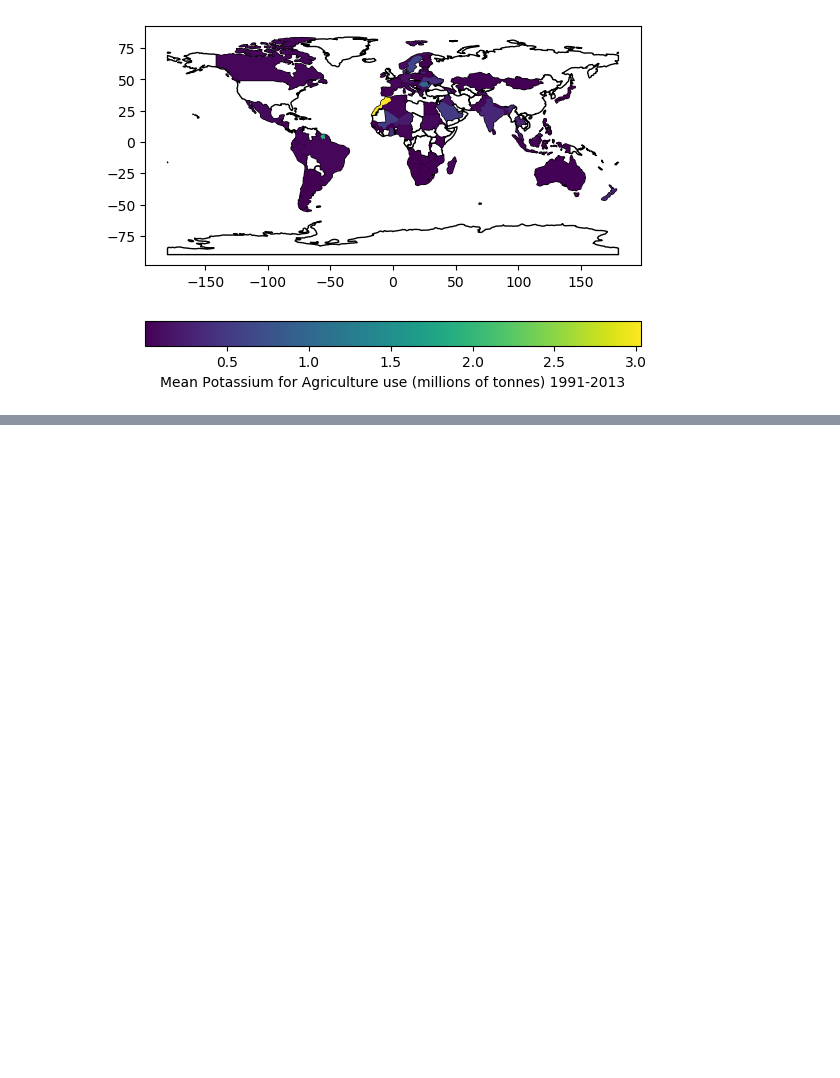
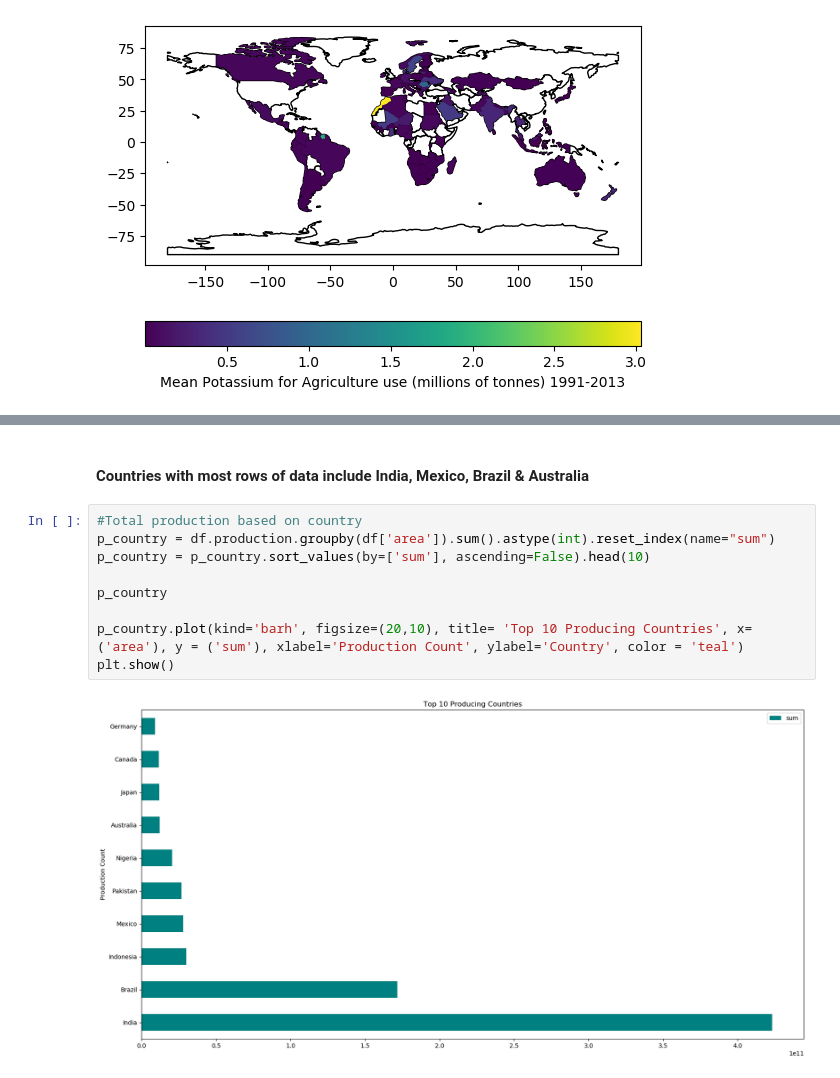
Before and after one commit to hunterblum/CloudFinal-Team1, a Jupyter notebook: Cloud_Team1.ipynb, the cells around one changed output, grey strips where cells are left out. Cells and saved outputs as stored; diff of their text form; blank space fills up the shorter version.

```diff
--- a/Cloud_Team1.ipynb
+++ b/Cloud_Team1.ipynb
@@ -546,0 +608,13 @@ df_cat['item'].unique()
+# %% [markdown]
+#### Countries with most rows of data include India, Mexico, Brazil & Australia
+# %%
+#Total production based on country
+p_country = df.production.groupby(df['area']).sum().astype(int).reset_index(name="sum")
+p_country = p_country.sort_values(by=['sum'], ascending=False).head(10)
+
+p_country
+
+p_country.plot(kind='barh', figsize=(20,10), title= 'Top 10 Producing Countries', x=('area'), y = ('sum'), xlabel='Production Count', ylabel='Country', color = 'teal')
+plt.show()
+# %% [output]
+[figure, added]
```
Also changed, not shown: parts of 25 cells of this notebook.
